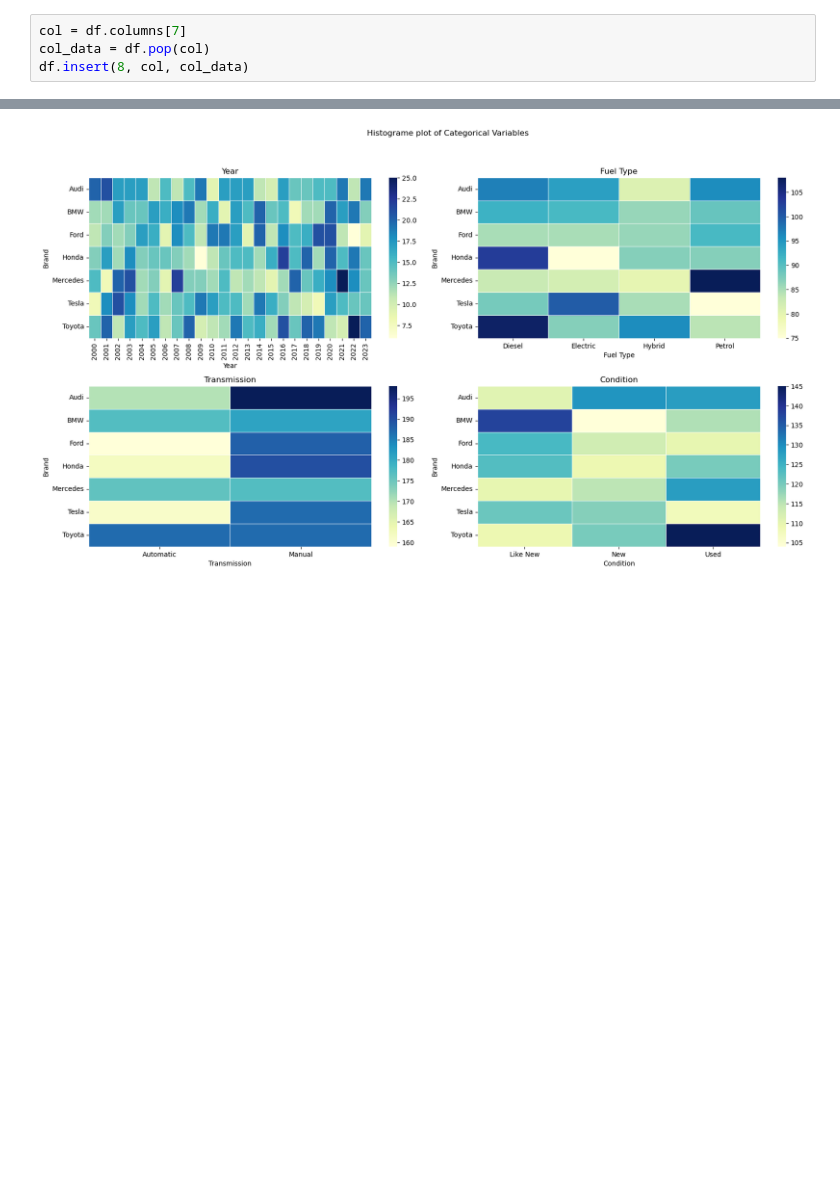
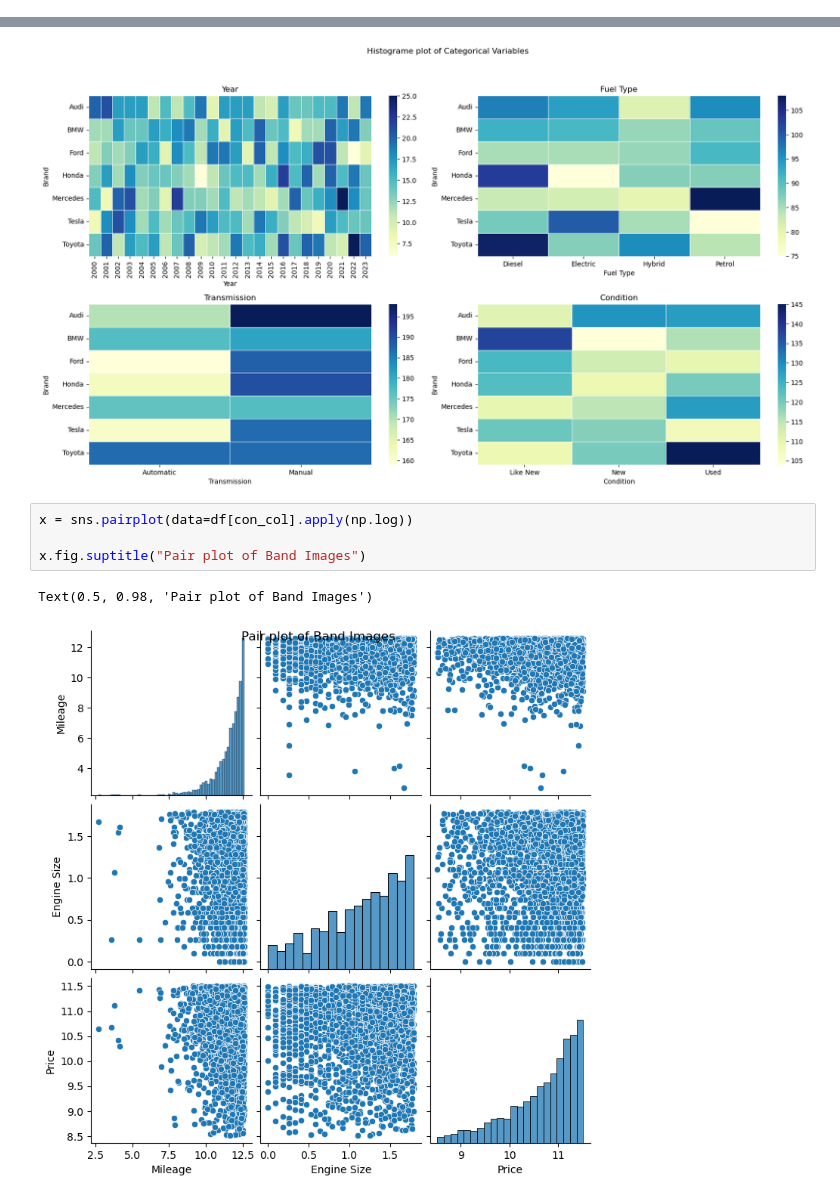
Before and after one commit to zakianazzum/car_price_prediction, a Jupyter notebook: test.ipynb, the cells around one changed output, grey strips where cells are left out. Saved outputs shown, nothing was run; the diff lists cells and outputs as text; blank space fills up the shorter version.

```diff
--- a/test.ipynb
+++ b/test.ipynb
@@ -22,10 +22,6 @@ df.head()
 | 2 | Audi | 2013 | 4.5 | Electric | Manual | 181601 | New | 44402.61 | A4 |
 | 3 | Tesla | 2011 | 4.1 | Diesel | Automatic | 68682 | New | 86374.33 | Model Y |
 | 4 | Ford | 2009 | 2.6 | Diesel | Manual | 223009 | Like New | 73577.10 | Mustang |
-# %%
-col = df.columns[7]
-col_data = df.pop(col)
-df.insert(8, col, col_data)
 # %%
 df.head()
 # %% [output]
@@ -263,3 +259,10 @@ for i,col in enumerate(cat_cols):
 plt.show()
 # %% [output]
 [figure]
+# %%
+x = sns.pairplot(data=df[con_col].apply(np.log))
+
+x.fig.suptitle("Pair plot of Band Images")
+# %% [output]
+Text(0.5, 0.98, 'Pair plot of Band Images')
+[figure, added]
```
Also changed, not shown: parts of 11 cells of this notebook, 2 other files.
